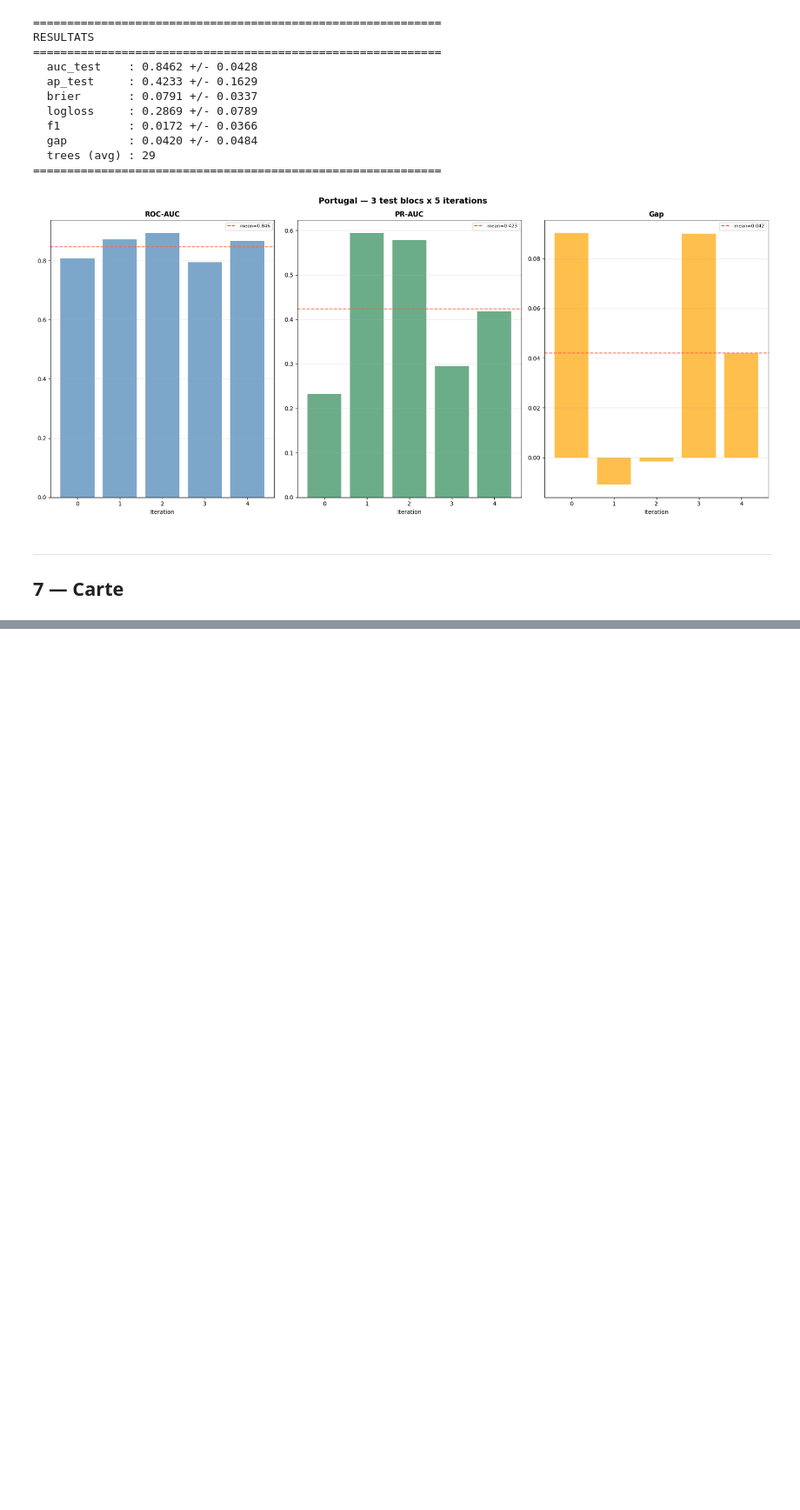
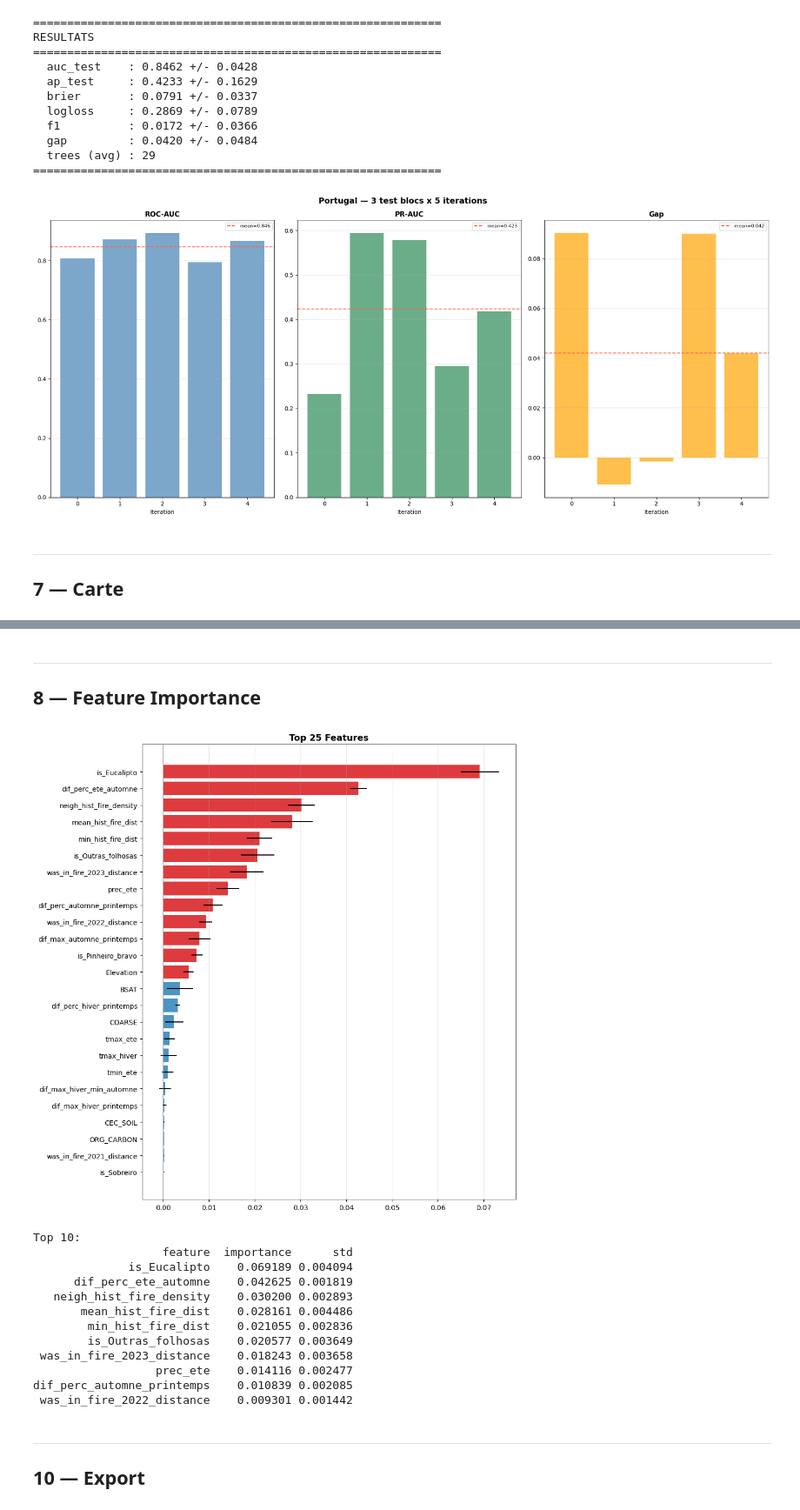
Before and after one commit to AbdelkarimElm/data-driven-wildfire-prediction-portugal, a Jupyter notebook: model training and processing/fire_susceptibility.ipynb, the cells around one changed output, grey strips where cells are left out. Shown at 87% size. Drawn from its saved outputs; the diff is of its cells as text; code cells hidden in the pictures; blank space fills up the shorter version.

```diff
--- a/model training and processing/fire_susceptibility.ipynb
+++ b/model training and processing/fire_susceptibility.ipynb
@@ -739,0 +778,49 @@ if results is not None:
+# %% [markdown]
+---
+## 8 — Feature Importance
+# %%
+if results is not None:
+    best_idx = results['cv_df']['ap_test'].idxmax()
+    best = results['cv_results'][best_idx]
+    model = best['model']
+    tmask = best['test_mask']
+
+    X_te = SimpleImputer(strategy='median').fit_transform(data.loc[tmask, FEATURE_COLS].values)
+    y_te = data.loc[tmask, TARGET_COL].values
+
+    perm = permutation_importance(model, X_te, y_te, n_repeats=5,
+        random_state=RANDOM_STATE, scoring='average_precision', n_jobs=-1)
+    idf = pd.DataFrame({'feature': FEATURE_COLS,
+        'importance': perm.importances_mean,
+        'std': perm.importances_std}).sort_values('importance', ascending=False)
+
+    fig, ax = plt.subplots(figsize=(10, 10))
+    top = idf.head(25)
+    ci = ['#d7191c' if v>0.005 else '#2b83ba' if v>0 else '#ccc' for v in top['importance'][::-1]]
+    ax.barh(top['feature'][::-1], top['importance'][::-1],
+            xerr=top['std'][::-1], color=ci, alpha=0.85)
+    ax.axvline(0, color='gray', lw=0.8)
+    ax.set_title('Top 25 Features', fontweight='bold', fontsize=13)
+    ax.grid(alpha=0.3, axis='x')
+    plt.tight_layout()
+    plt.savefig(f"{OUTPUT_DIR}features.png", dpi=150, bbox_inches='tight')
+    plt.show()
+    print("\nTop 10:")
+    print(idf.head(10).to_string(index=False))
+# %% [output]
+[figure, added]
+Top 10:
+                   feature  importance      std
+              is_Eucalipto    0.069189 0.004094
+      dif_perc_ete_automne    0.042625 0.001819
+   neigh_hist_fire_density    0.030200 0.002893
+       mean_hist_fire_dist    0.028161 0.004486
+        min_hist_fire_dist    0.021055 0.002836
+        is_Outras_folhosas    0.020577 0.003649
+ was_in_fire_2023_distance    0.018243 0.003658
+                  prec_ete    0.014116 0.002477
+dif_perc_automne_printemps    0.010839 0.002085
+ was_in_fire_2022_distance    0.009301 0.001442
+# %% [markdown]
+---
+## 10 — Export
```
Also changed, not shown: parts of 2 cells of this notebook.
